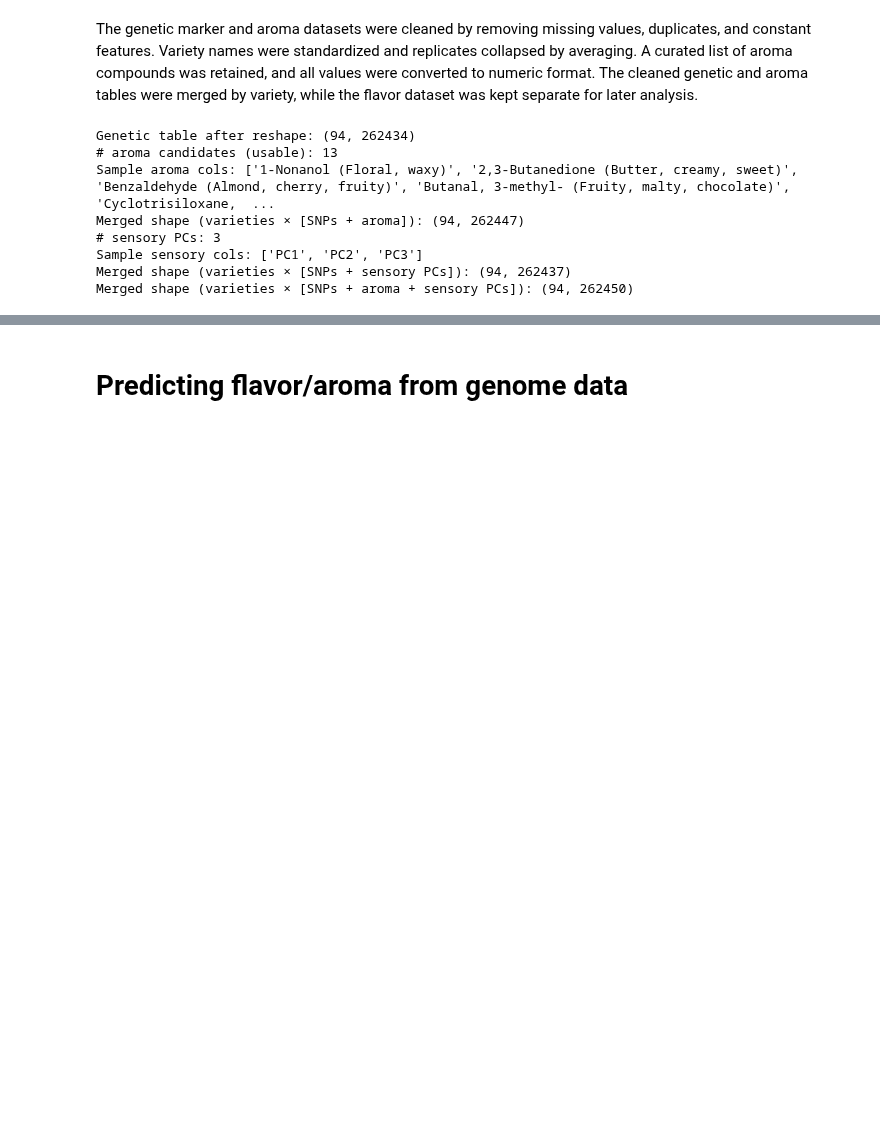
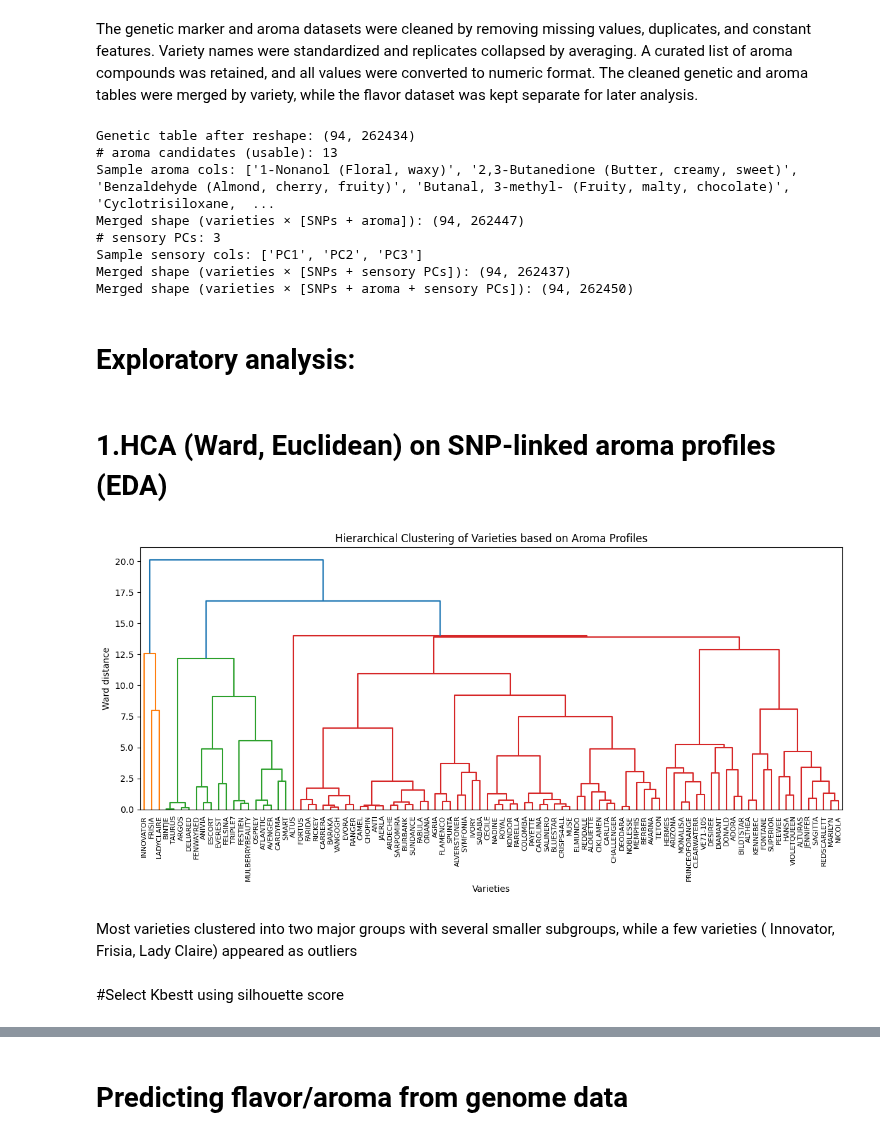
Before and after one commit to Fatemeh1362/internship, a Jupyter notebook: gene_model_biorep1.ipynb, the cells around one changed output, grey strips where cells are left out. Drawn from its saved outputs; the diff is of its cells as text; code cells hidden in the pictures; blank space fills up the shorter version.

```diff
--- a/gene_model_biorep1.ipynb
+++ b/gene_model_biorep1.ipynb
@@ -295,3 +295,33 @@ Merged shape (varieties × [SNPs + aroma]): (94, 262447)
 Sample sensory cols: ['PC1', 'PC2', 'PC3']
 Merged shape (varieties × [SNPs + sensory PCs]): (94, 262437)
 Merged shape (varieties × [SNPs + aroma + sensory PCs]): (94, 262450)
+# %% [markdown]
+# Exploratory analysis:
+# %% [markdown]
+# 1.HCA (Ward, Euclidean) on SNP-linked aroma profiles (EDA)
+# %%
+
+merged_snp_aroma= merged_snp_aroma.copy()
+
+# use the same aroma list
+AROMA_COLS = [c for c in aroma_names if c in merged_snp_aroma.columns]
+
+X = merged_snp_aroma[AROMA_COLS].copy().fillna(0.0)
+
+# scale columns so compounds contribute equally
+Xz = pd.DataFrame(StandardScaler().fit_transform(X.values),
+                  index=X.index, columns=AROMA_COLS)
+
+Z = linkage(Xz, method="ward", metric="euclidean")
+
+plt.figure(figsize=(12, 6))
+dendrogram(Z, labels=X.index.tolist(), leaf_rotation=90, leaf_font_size=8)
+plt.title("Hierarchical Clustering of Varieties based on Aroma Profiles")
+plt.xlabel("Varieties"); plt.ylabel("Ward distance")
+plt.tight_layout(); plt.show()
+# %% [output]
+[figure, added]
+# %% [markdown]
+Most varieties clustered into two major groups with several smaller subgroups, while a few varieties ( Innovator, Frisia, Lady Claire) appeared as outliers
+# %% [markdown]
+#Select Kbestt using silhouette score
```
Also changed, not shown: parts of 5 cells of this notebook.
